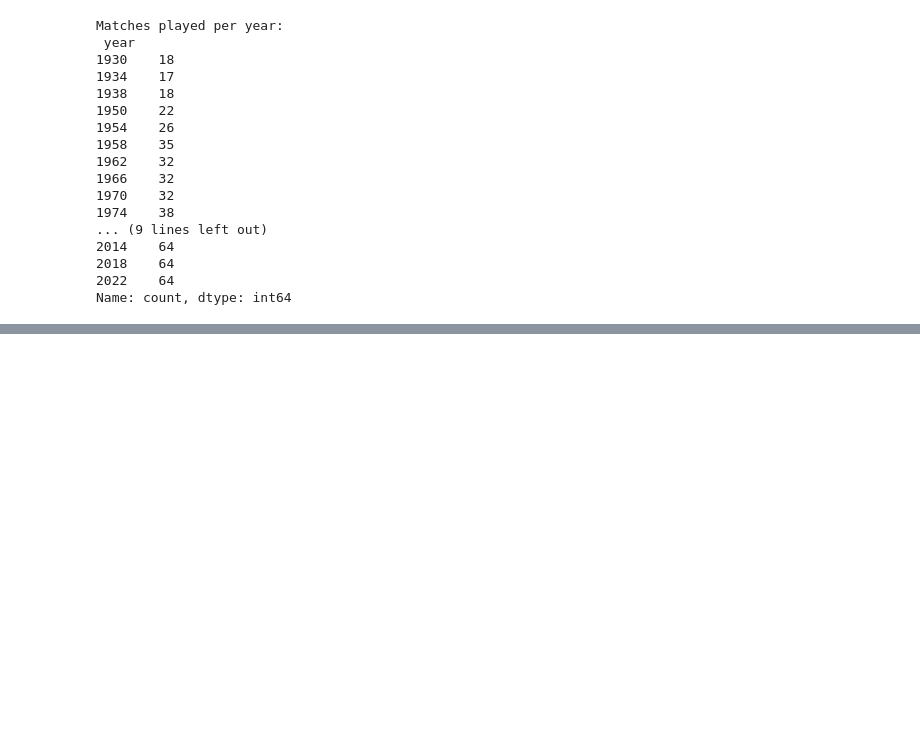
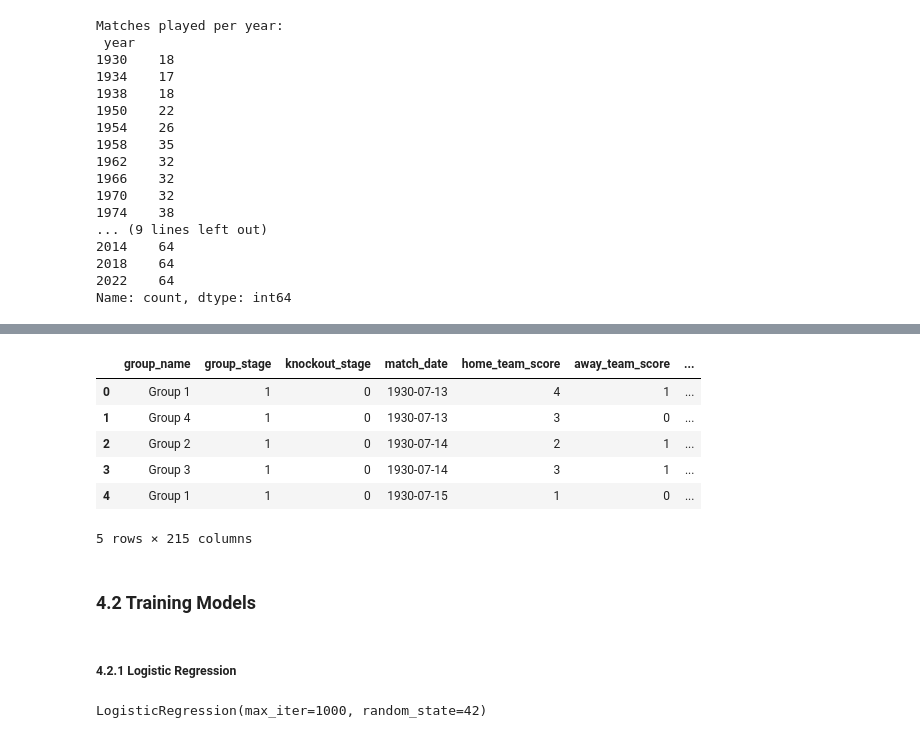
Before and after one commit to RofhiwaRamps23/fifa2026-winner-predictor, a Jupyter notebook: worldcup.ipynb, the cells around one changed output, grey strips where cells are left out. Cells and saved outputs as stored; diff of their text form; code cells hidden in the pictures; blank space fills up the shorter version.

```diff
--- a/worldcup.ipynb
+++ b/worldcup.ipynb
@@ -514,0 +548,12 @@ plt.show()
+# %%
+# Knockout Stage as a Binary Feature
+df_cleaned['is_knockout'] = df_cleaned['stage_name'].apply(lambda x: 1 if x != 'Group Stage' else 0)
+# %%
+# Create Match Year as Numeric
+df_cleaned['year'] = df_cleaned['match_date'].dt.year
+# %%
+# Encode Extra Time and Penalties
+
+# Binary indicators
+df_cleaned['went_extra_time'] = df_cleaned['extra_time'].apply(lambda x: 1 if x else 0)
+df_cleaned['went_penalties'] = df_cleaned['penalty_shootout'].apply(lambda x: 1 if x else 0)
@@ -514,0 +569,14 @@ plt.show()
+# %%
+# Encode match outcome numerically
+def encode_result(result):
+    result = result.lower()
+    if result == 'home team win':
+        return 1
+    elif result == 'draw':
+        return 0
+    elif result == 'away team win':
+        return -1
+    else:
+        return None
+
+df_cleaned['match_outcome_numeric'] = df_cleaned['result'].apply(encode_result)
@@ -514,0 +597,19 @@ plt.show()
+# %%
+# One-hot encode selected categorical features
+df_encoded = pd.get_dummies(df_cleaned,
+                             columns=['home_team_name', 'away_team_name', 'tournament_name', 'stage_name'],
+                             drop_first=True)
+
+df_encoded.head()
+# %% [output]
+|  | group_name | group_stage | knockout_stage | match_date | home_team_score | away_team_score | ... |
+| 0 | Group 1 | 1 | 0 | 1930-07-13 | 4 | 1 | ... |
+| 1 | Group 4 | 1 | 0 | 1930-07-13 | 3 | 0 | ... |
+| 2 | Group 2 | 1 | 0 | 1930-07-14 | 2 | 1 | ... |
+| 3 | Group 3 | 1 | 0 | 1930-07-14 | 3 | 1 | ... |
+| 4 | Group 1 | 1 | 0 | 1930-07-15 | 1 | 0 | ... |
+5 rows × 215 columns
+# %% [markdown]
+### 4.2 Training Models
+# %% [markdown]
+##### 4.2.1 Logistic Regression
@@ -514,0 +639,8 @@ plt.show()
+# %%
+from sklearn.linear_model import LogisticRegression
+
+# Initialize and train the model
+log_reg = LogisticRegression(max_iter=1000, random_state=42)
+log_reg.fit(X_train, y_train)
+# %% [output]
+LogisticRegression(max_iter=1000, random_state=42)
```
Also changed, not shown: parts of 51 cells of this notebook, 1 other file.
